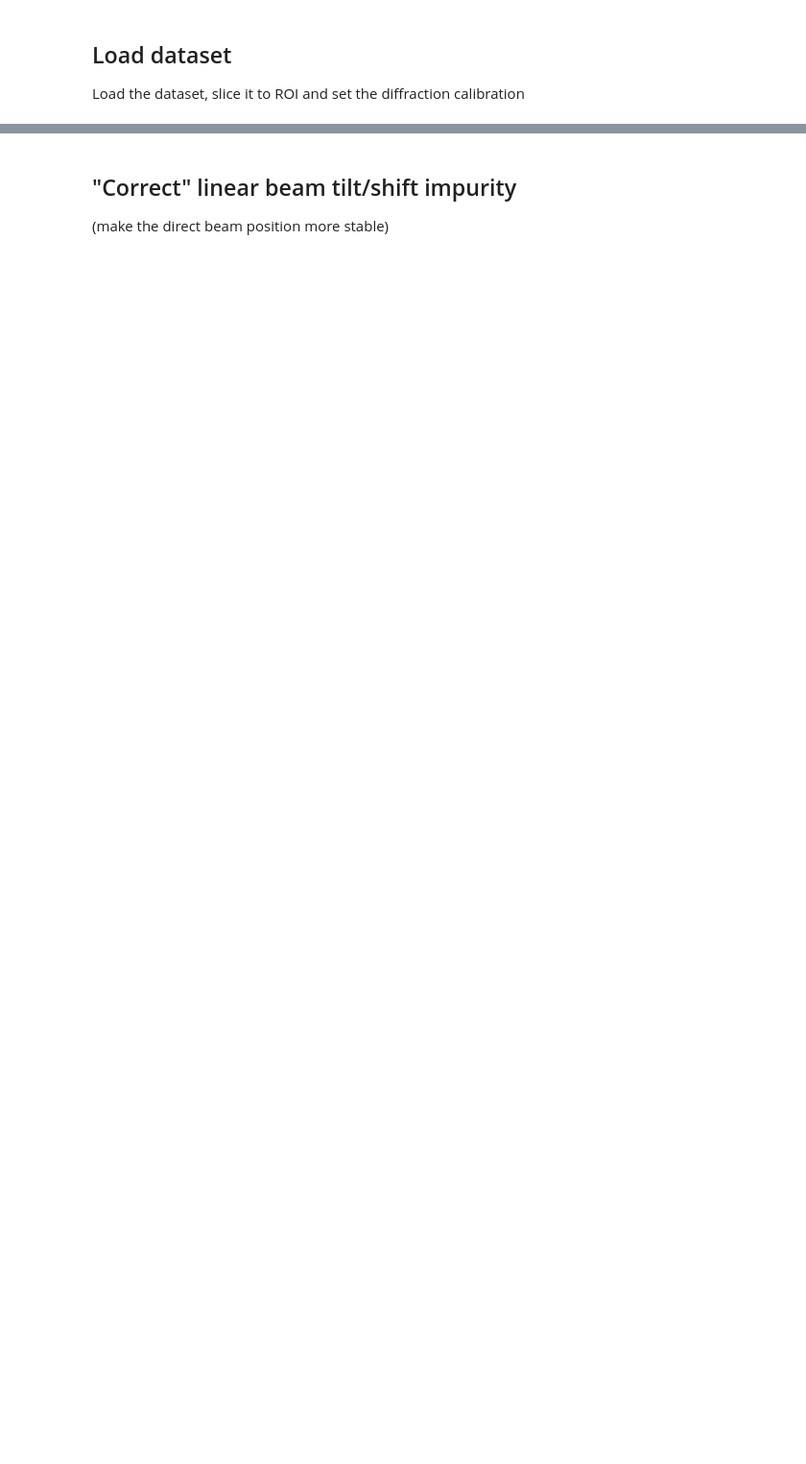
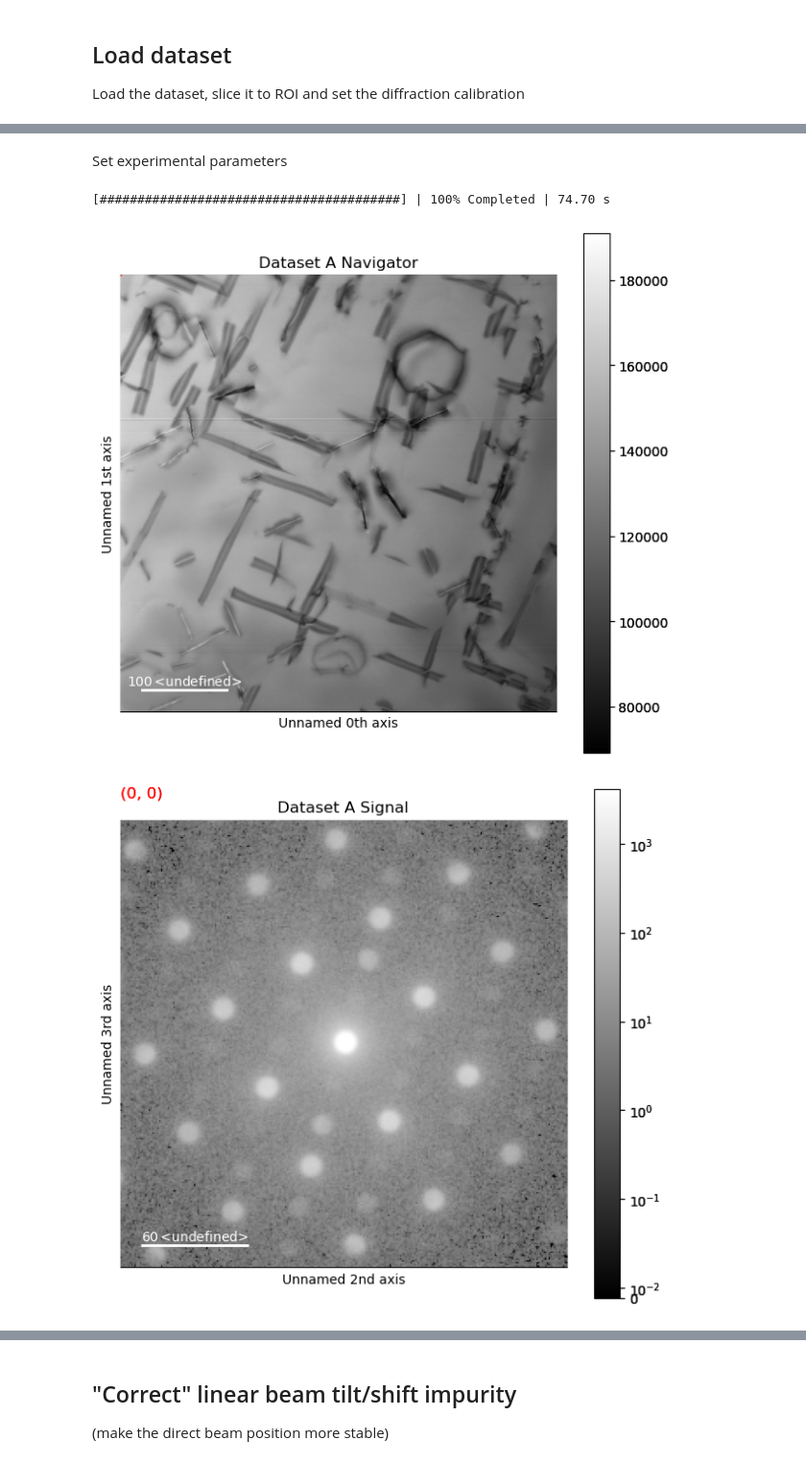
Before and after one commit to emichr/PhaseMappingPaper, a Jupyter notebook: Preprocessing.ipynb, the cells around one changed output, grey strips where cells are left out. Shown at 96% size. Saved outputs shown, nothing was run; the diff lists cells and outputs as text; code cells hidden in the pictures; blank space fills up the shorter version.

Commit message:
Cleaned and updated code for preprocessing SPED data and for decomposition postprocessing.

```diff
--- a/Preprocessing.ipynb
+++ b/Preprocessing.ipynb
@@ -24,0 +46,22 @@ OSError: [Errno 22] Unable to open file (file read failed: time = Mon Feb  6 18:
+# %%
+filename = Path(r'Dataset A/datasetA.mib') #Path to the dataset
+# %%
+s = pxm.load_mib(str(filename), reshape=False, flip=False)
+data = s.data.reshape(600, 600, 256, 256) #Reshape the data
+data = data.rechunk(32, 32, 32, 32) #Rechunk the data for "better" processing speeds
+s = pxm.signals.LazyElectronDiffraction2D(data) #Recreate a signal from the reshaped data
+hdr = filename.with_suffix('.hdr').read_text() #Load the .hdr file
+s.original_metadata.add_dictionary({'HDR': hdr}) #Add the .hdr file to the metadata
+s.original_metadata.add_dictionary(
+    {'NominalParameters': {
+        'CL': 12,
+        'Mode': 'NBD',
+        'Spotsize': 1.3,
+        'Alpha': 5,
+        'StepSize': (2.778, 2.778),
+        'ScanRotation': 0,
+        'PrecessionAngle': 1.00,
+        'PrecessionFrequency': 100,
+    }}) #Add nominal data acquisition parameters to the metadata
+s.metadata.General.title = 'Dataset A' #Update the title of the dataset
+s = s.inav[:512, :512] #Select first 512 probe positions in x and y
@@ -24,0 +97,8 @@ OSError: [Errno 22] Unable to open file (file read failed: time = Mon Feb  6 18:
+# %% [markdown]
+Set experimental parameters
+# %%
+s.plot(norm='symlog')
+# %% [output]
+[########################################] | 100% Completed | 74.70 s
+[figure, added]
+[figure, added]
```
Also changed, not shown: parts of 32 cells of this notebook, 15 other files.
